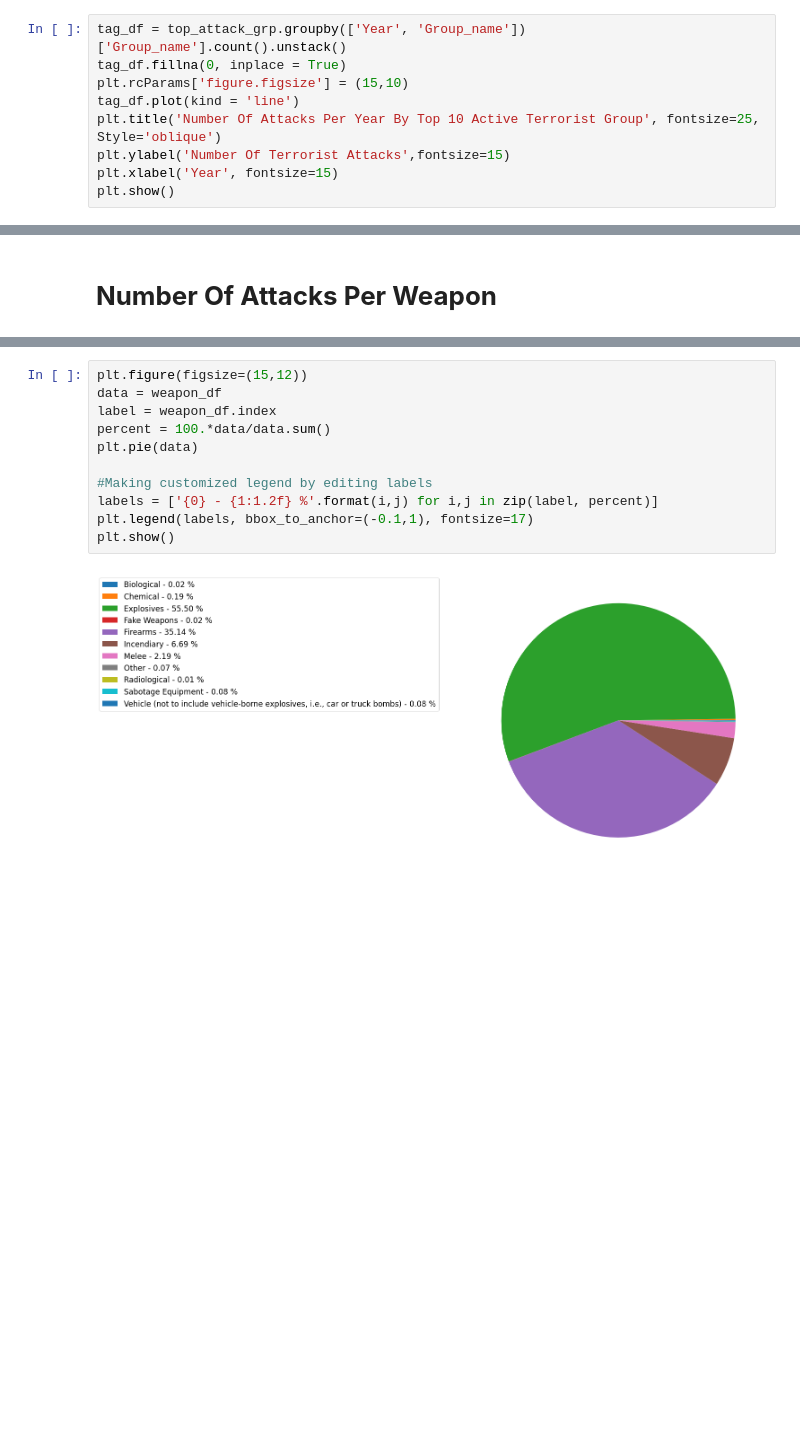
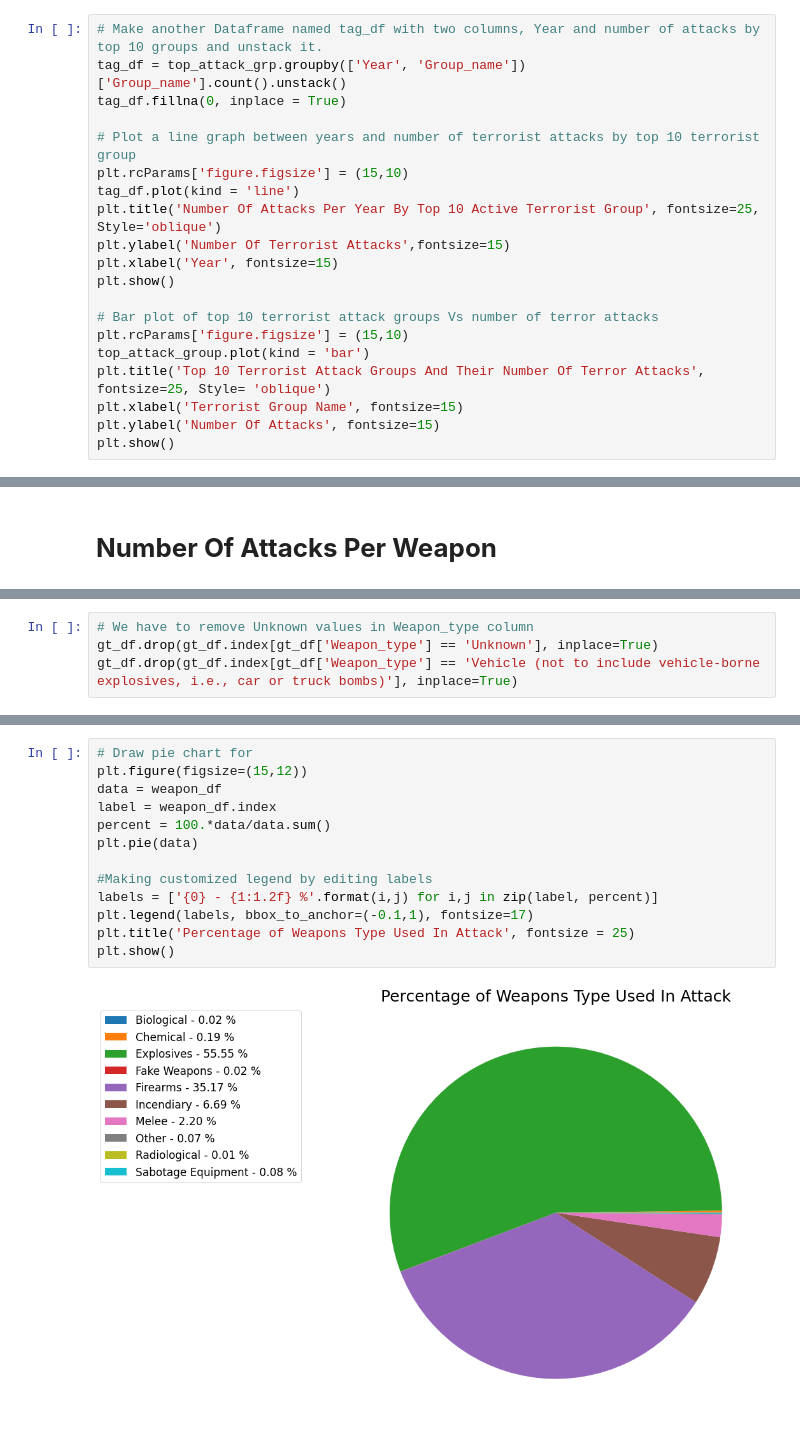
Before and after one commit to pyhtonman0101/Global-Terrorism-Analysis, a Jupyter notebook: Zahid_Global_Terrorism_Analysis_Capstone_Project.ipynb, the cells around one changed output, grey strips where cells are left out. Cells and saved outputs as stored; diff of their text form; blank space fills up the shorter version.

Commit message:
terrorism analysis 5th Commit

```diff
--- a/Zahid_Global_Terrorism_Analysis_Capstone_Project.ipynb
+++ b/Zahid_Global_Terrorism_Analysis_Capstone_Project.ipynb
@@ -123,13 +133,24 @@ top_attack_group = attack_by_grp[1:11]
 grp_name = top_attack_group.index
 top_attack_grp = gt_df[gt_df['Group_name'].isin(grp_name)]
 # %%
+# Make another Dataframe named tag_df with two columns, Year and number of attacks by top 10 groups and unstack it.
 tag_df = top_attack_grp.groupby(['Year', 'Group_name'])['Group_name'].count().unstack()
 tag_df.fillna(0, inplace = True)
+
+# Plot a line graph between years and number of terrorist attacks by top 10 terrorist group
 plt.rcParams['figure.figsize'] = (15,10)
 tag_df.plot(kind = 'line')
 plt.title('Number Of Attacks Per Year By Top 10 Active Terrorist Group', fontsize=25, Style='oblique')
 plt.ylabel('Number Of Terrorist Attacks',fontsize=15)
 plt.xlabel('Year', fontsize=15)
 plt.show()
+
+# Bar plot of top 10 terrorist attack groups Vs number of terror attacks
+plt.rcParams['figure.figsize'] = (15,10)
+top_attack_group.plot(kind = 'bar')
+plt.title('Top 10 Terrorist Attack Groups And Their Number Of Terror Attacks', fontsize=25, Style= 'oblique')
+plt.xlabel('Terrorist Group Name', fontsize=15)
+plt.ylabel('Number Of Attacks', fontsize=15)
+plt.show()
 # %% [output]
 [figure]
@@ -195 +181,5 @@ See the caveats in the documentation: https://pandas.pydata.org/pandas-docs/stab
+# %%
+# We have to remove Unknown values in Weapon_type column
+gt_df.drop(gt_df.index[gt_df['Weapon_type'] == 'Unknown'], inplace=True)
+gt_df.drop(gt_df.index[gt_df['Weapon_type'] == 'Vehicle (not to include vehicle-borne explosives, i.e., car or truck bombs)'], inplace=True)
 # %%
@@ -216,13 +207,15 @@ Name: Weapon_type, dtype: int64
 # %%
+# Draw pie chart for
 plt.figure(figsize=(15,12))
 data = weapon_df
 label = weapon_df.index
 percent = 100.*data/data.sum()
 plt.pie(data)
 
 #Making customized legend by editing labels
 labels = ['{0} - {1:1.2f} %'.format(i,j) for i,j in zip(label, percent)]
 plt.legend(labels, bbox_to_anchor=(-0.1,1), fontsize=17)
+plt.title('Percentage of Weapons Type Used In Attack', fontsize = 25)
 plt.show()
 # %% [output]
-[figure, old version]
+[figure, new version]
```
Also changed, not shown: parts of 44 cells of this notebook.
